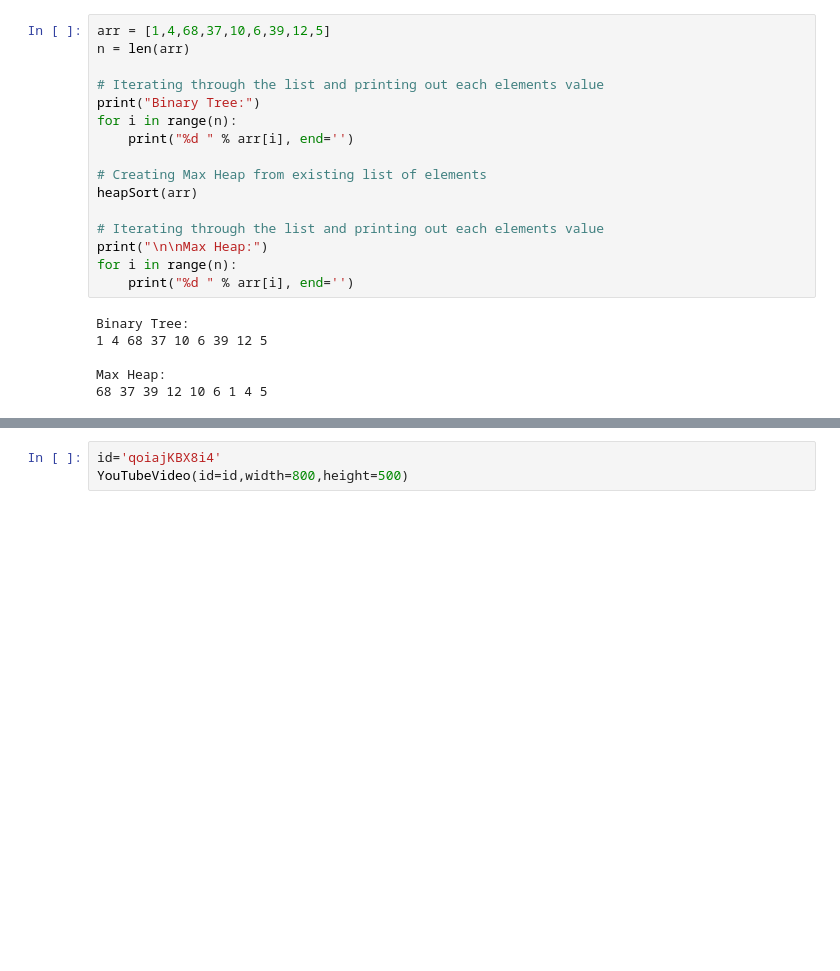
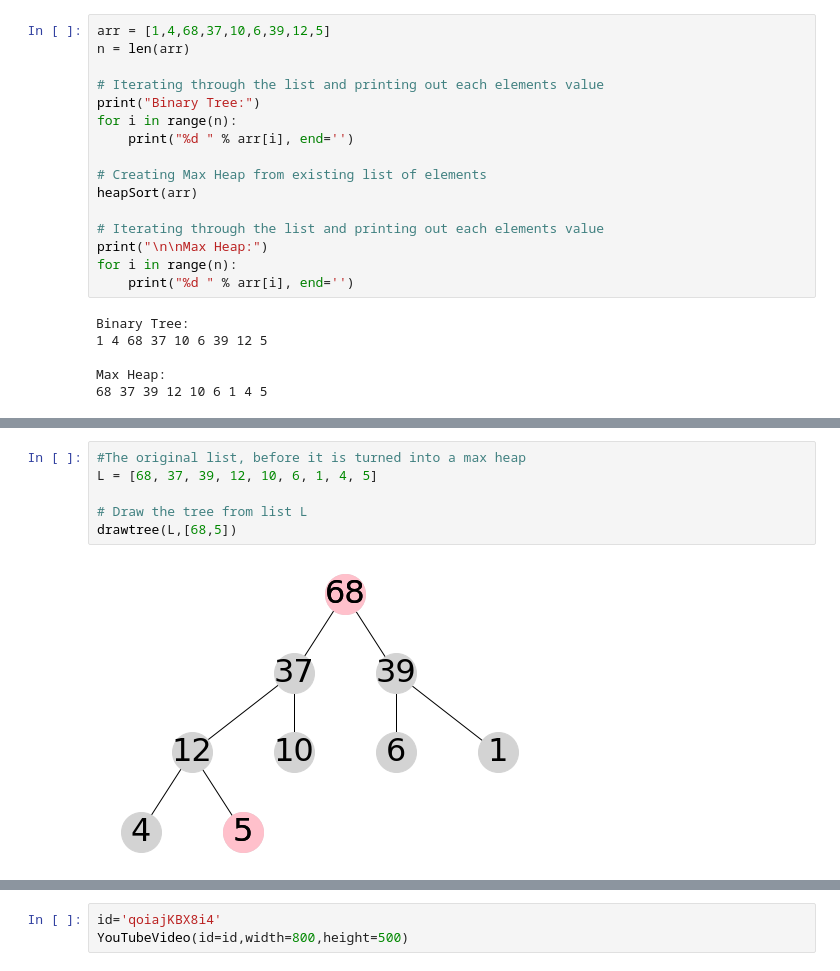
Before and after one commit to codeBySvet/Graph_Theory, a Jupyter notebook: heap-sort.ipynb, the cells around one changed output, grey strips where cells are left out. Cells and saved outputs as stored; diff of their text form; blank space fills up the shorter version.

```diff
--- a/heap-sort.ipynb
+++ b/heap-sort.ipynb
@@ -197,0 +241,8 @@ The video below offers a visual guide for this second step of Heap Sort.  The vi
+# %%
+#The original list, before it is turned into a max heap
+L = [68, 37, 39, 12, 10, 6, 1, 4, 5]
+
+# Draw the tree from list L
+drawtree(L,[68,5])
+# %% [output]
+[figure, added]
```
Also changed, not shown: parts of 45 cells of this notebook.
